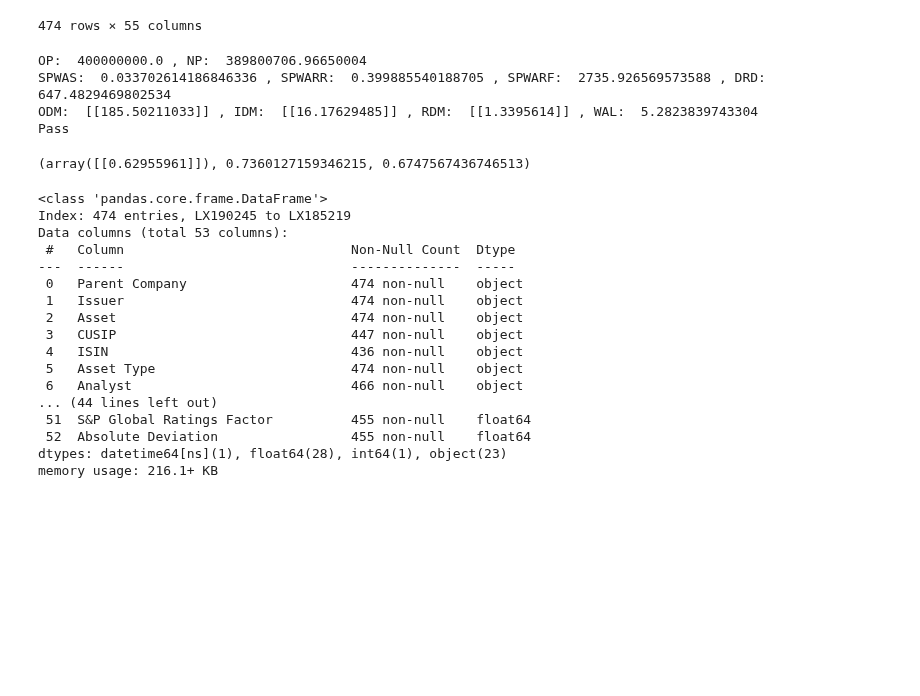
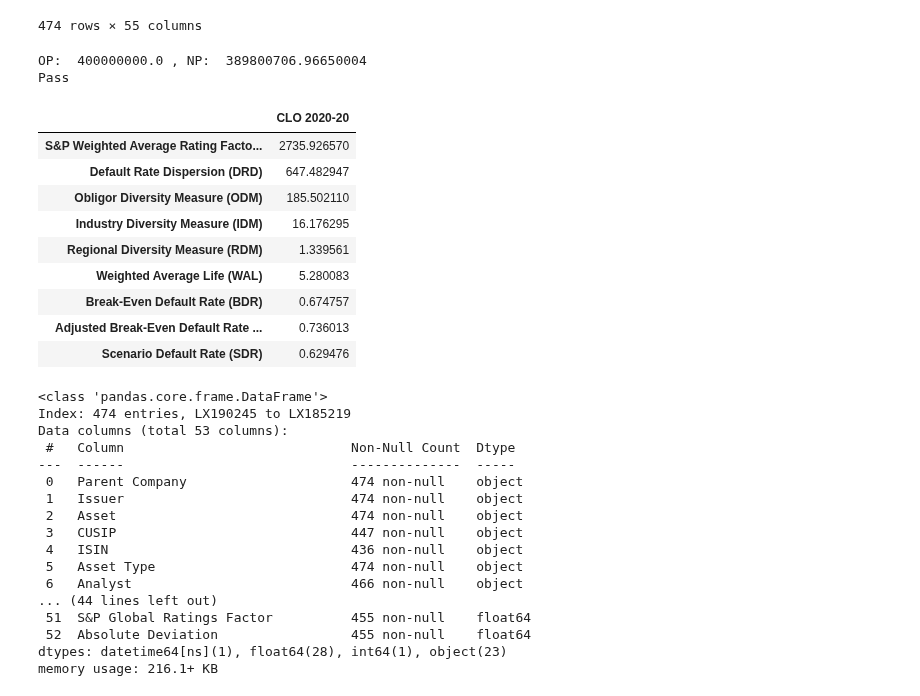
Before and after one commit to joshknechtel-gs/RM-IT, a Jupyter notebook: ComplianceChecks.ipynb, the cells around one changed output. Saved outputs shown, nothing was run; the diff lists cells and outputs as text; code cells hidden in the pictures; blank space fills up the shorter version.

```diff
--- a/ComplianceChecks.ipynb
+++ b/ComplianceChecks.ipynb
@@ -1000,13 +1071,20 @@ clo_df
 | LX185219 | Ziggo | Ziggo Financing Partnership | Term Loan I Facility | N9833RAJ8 | XAN9833RAJ85 | Loan | Rosalind Dalton | 0.0250 | ... |
 474 rows × 55 columns
 # %%
-SP_CDO_Monitor_Test(clo_df,col='CLO 2020-20')
+sstat = SP_CDO_Monitor_Test(clo_df,col='CLO 2020-20')
 # %% [output]
 OP:  400000000.0 , NP:  389800706.96650004
-SPWAS:  0.033702614186846336 , SPWARR:  0.399885540188705 , SPWARF:  2735.926569573588 , DRD:  647.4829469802534
-ODM:  [[185.50211033]] , IDM:  [[16.17629485]] , RDM:  [[1.3395614]] , WAL:  5.2823839743304
 Pass
-(array([[0.62955961]]), 0.7360127159346215, 0.6747567436746513)
+|  | CLO 2020-20 |
+| S&P Weighted Average Rating Facto... | 2735.926570 |
+| Default Rate Dispersion (DRD) | 647.482947 |
+| Obligor Diversity Measure (ODM) | 185.502110 |
+| Industry Diversity Measure (IDM) | 16.176295 |
+| Regional Diversity Measure (RDM) | 1.339561 |
+| Weighted Average Life (WAL) | 5.280083 |
+| Break-Even Default Rate (BDR) | 0.674757 |
+| Adjusted Break-Even Default Rate ... | 0.736013 |
+| Scenario Default Rate (SDR) | 0.629476 |
 # %%
 clo_df[]
 # %% [output]
```
Also changed, not shown: parts of 33 cells of this notebook.
